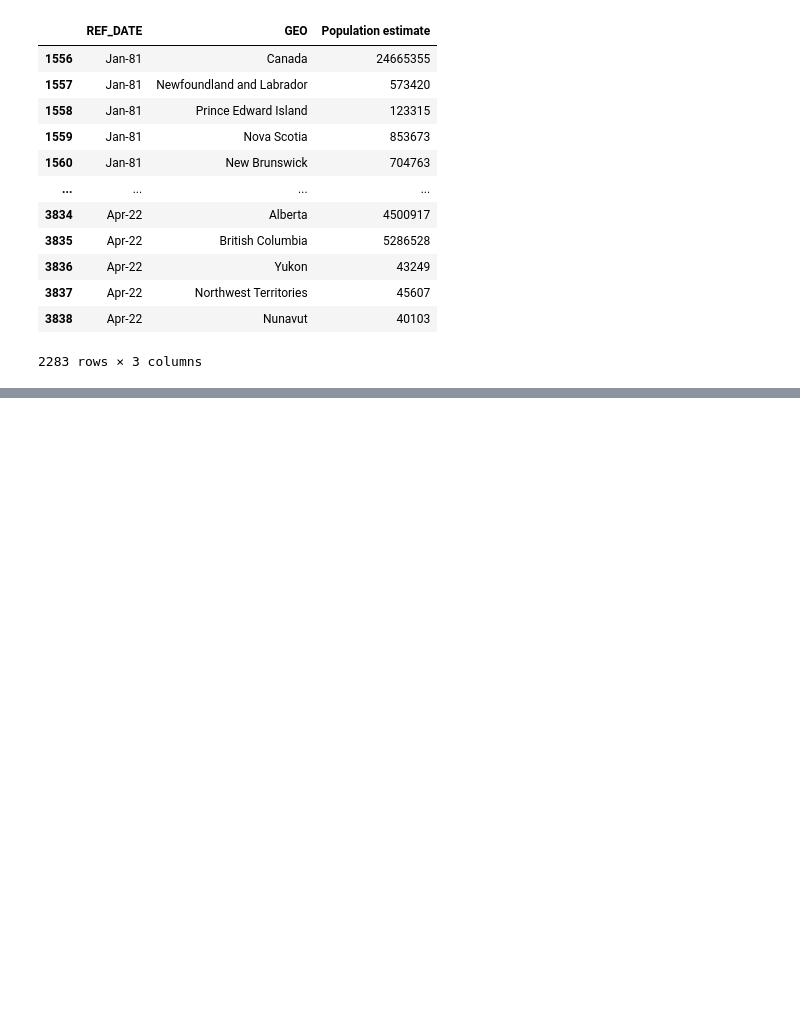
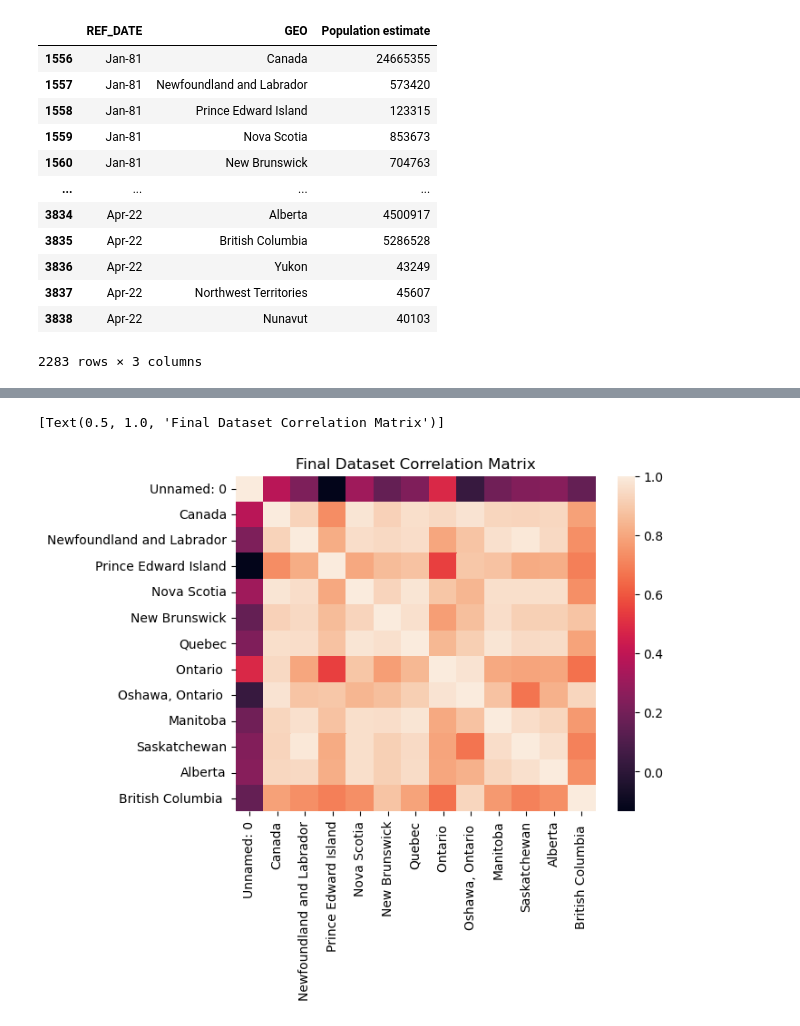
Before and after one commit to ubco-W2022T1-cosc301/group13, a Jupyter notebook: notebooks/analysis3.ipynb, the cells around one changed output, grey strips where cells are left out. Cells and saved outputs as stored; diff of their text form; code cells hidden in the pictures; blank space fills up the shorter version.

```diff
--- a/notebooks/analysis3.ipynb
+++ b/notebooks/analysis3.ipynb
@@ -200,6 +200,6 @@ cleaned_popData.to_csv('../data/processed/ProcessedPopData.csv')
 cleaned_HPIData.to_csv('../data/processed/ProcessedHPIData.csv')
 # %%
 import project_functions3 as p3
-df = p3.load_and_process("../data/raw/")
-df
+fdf = p3.load_and_process("../data/raw/")
+fdf.head(10)
 # %% [output]
@@ -218,0 +211,5 @@ df
+# %%
+sns.heatmap(fdf.corr()).set(title="Final Dataset Correlation Matrix")
+# %% [output]
+[Text(0.5, 1.0, 'Final Dataset Correlation Matrix')]
+[figure, added]
```
Also changed, not shown: parts of 4 cells of this notebook, 1 other file.
